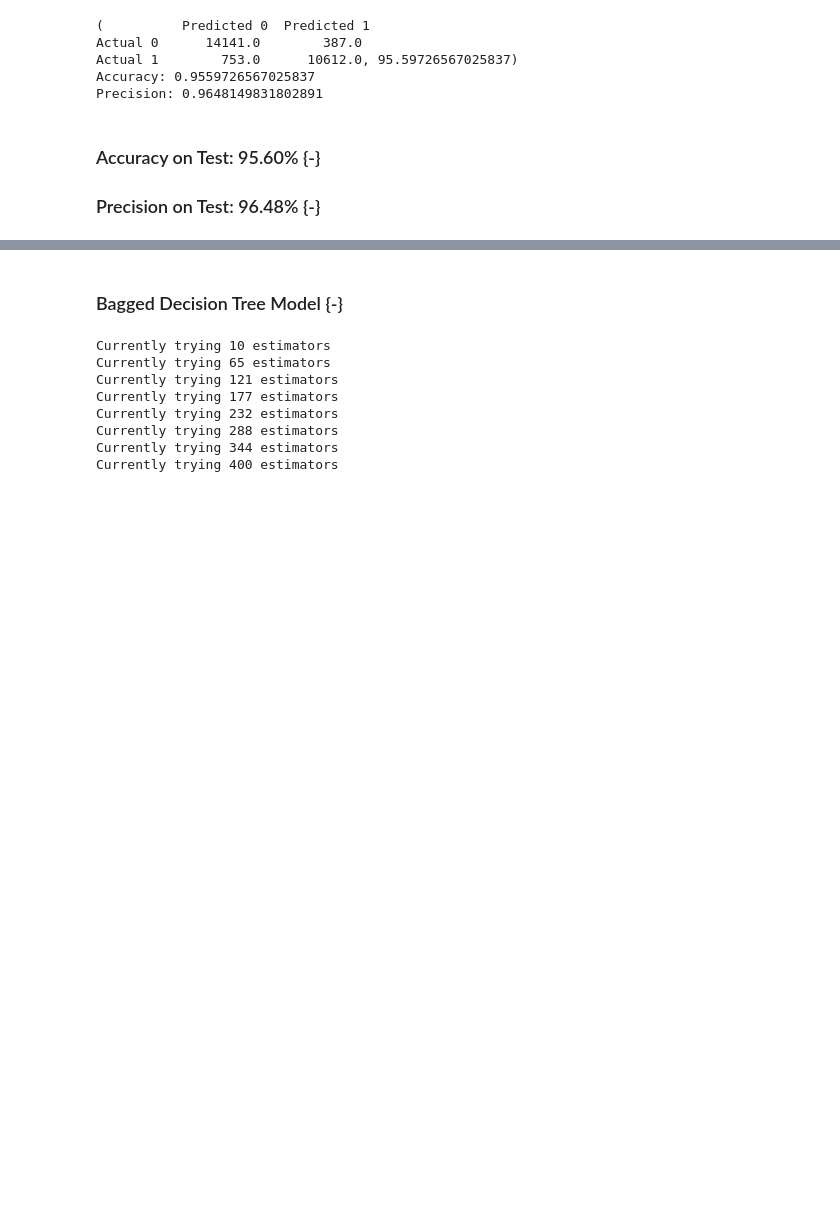
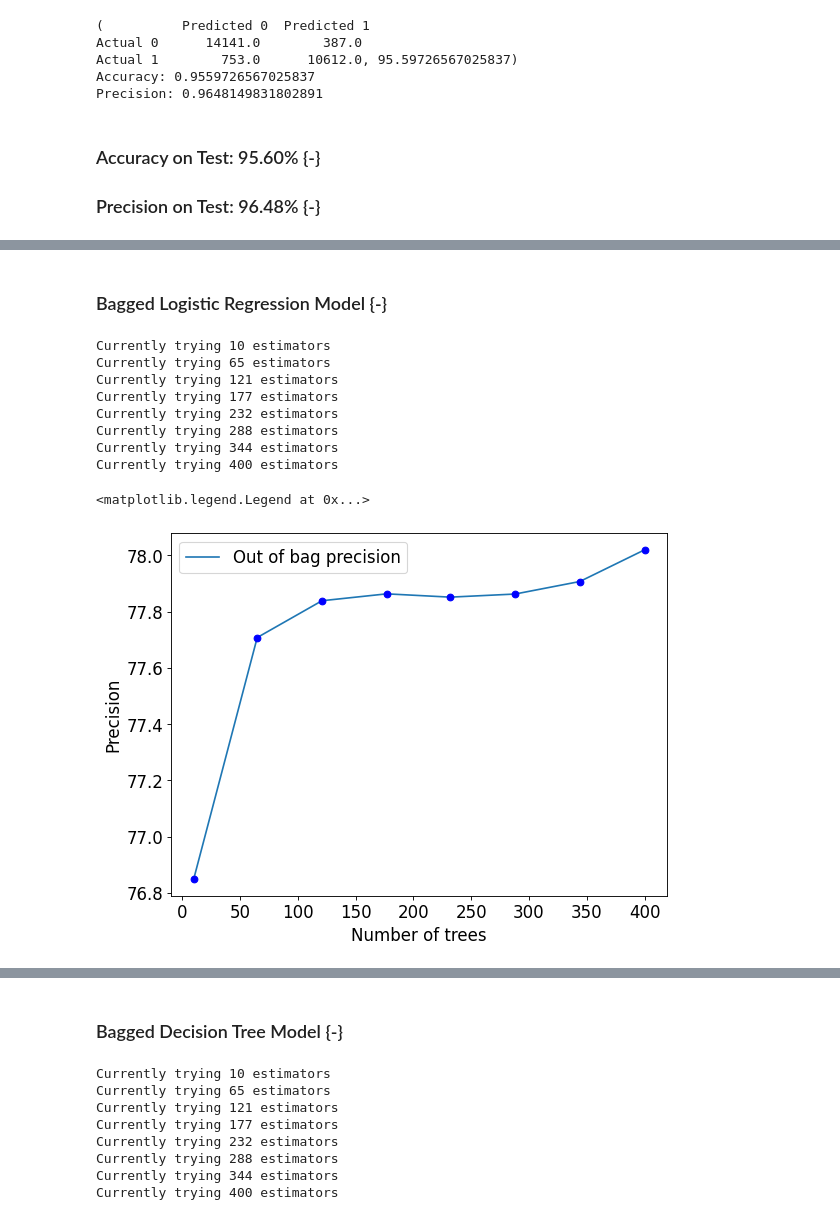
Before and after one commit to cs2027/stat-303-3-project, a Jupyter notebook: Stat 303-3 Final Project, Base Models.ipynb, the cells around one changed output, grey strips where cells are left out. Cells and saved outputs as stored; diff of their text form; code cells hidden in the pictures; blank space fills up the shorter version.

```diff
--- a/Stat 303-3 Final Project, Base Models.ipynb
+++ b/Stat 303-3 Final Project, Base Models.ipynb
@@ -418,0 +447,36 @@ Precision: 0.9648149831802891
+# %% [markdown]
+### Bagged Logistic Regression Model {-}
+# %%
+oob_precision = {}
+
+for i in np.linspace(10, 400, 8, dtype = int):
+    print(f"Currently trying {i} estimators")
+    model = BaggingClassifier(
+        base_estimator = LogisticRegression(),
+        n_estimators = i, random_state = 1,
+        n_jobs = -1, oob_score = True
+    ).fit(X, y)
+
+    oob_pred = model.oob_decision_function_[:,1]
+    bins = np.array([0,0.5,1])
+    cm = np.histogram2d(y, oob_pred, bins=bins)[0]
+    oob_precision[i] = 100*(cm[1,1])/(cm[0,1]+cm[1,1])
+
+plt.rcParams.update({'font.size': 15})
+plt.figure(figsize=(8, 6), dpi=80)
+plt.plot(oob_precision.keys(),oob_precision.values(),label = 'Out of bag precision')
+plt.plot(oob_precision.keys(),oob_precision.values(),'o',color = 'blue')
+plt.xlabel('Number of trees')
+plt.ylabel('Precision')
+plt.legend()
+# %% [output]
+Currently trying 10 estimators
+Currently trying 65 estimators
+Currently trying 121 estimators
+Currently trying 177 estimators
+Currently trying 232 estimators
+Currently trying 288 estimators
+Currently trying 344 estimators
+Currently trying 400 estimators
+<matplotlib.legend.Legend at 0x...>
+[figure, added]
```
Also changed, not shown: parts of 9 cells of this notebook.
